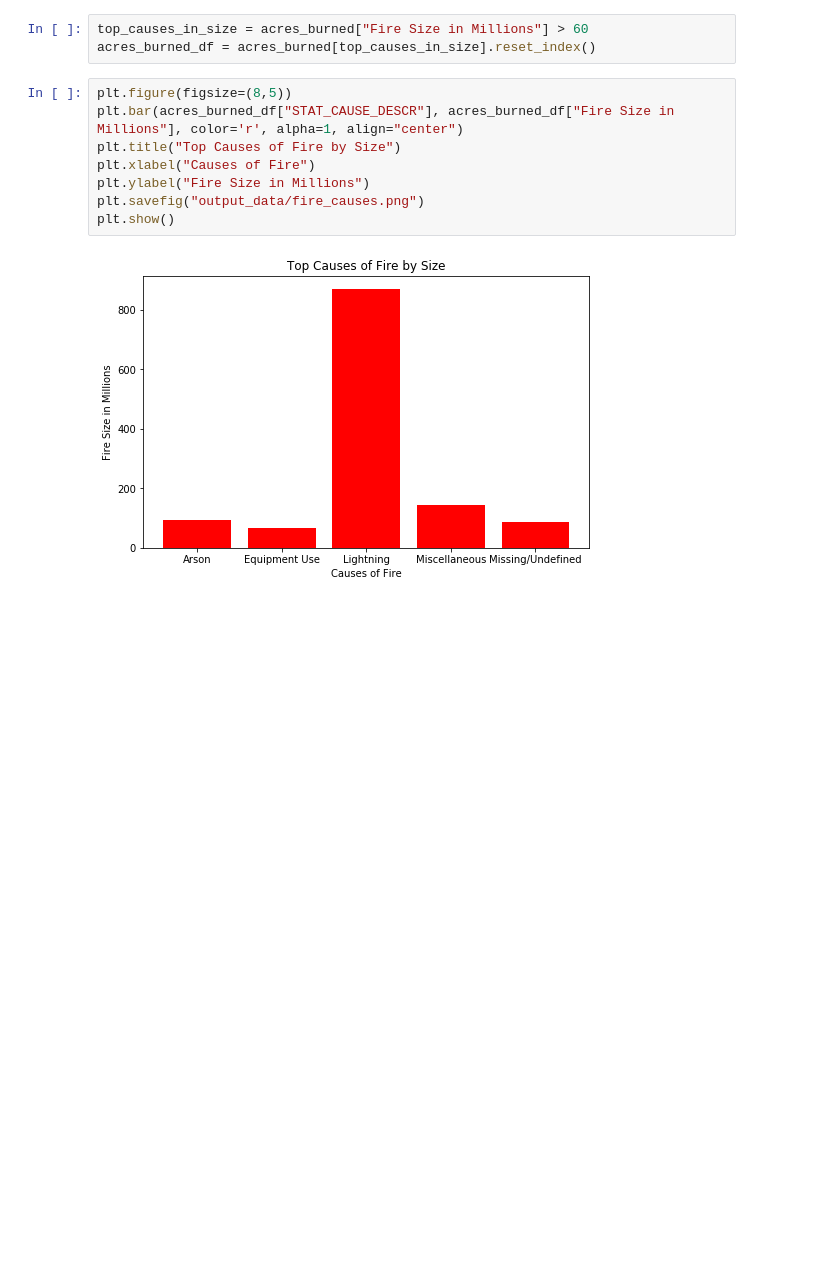
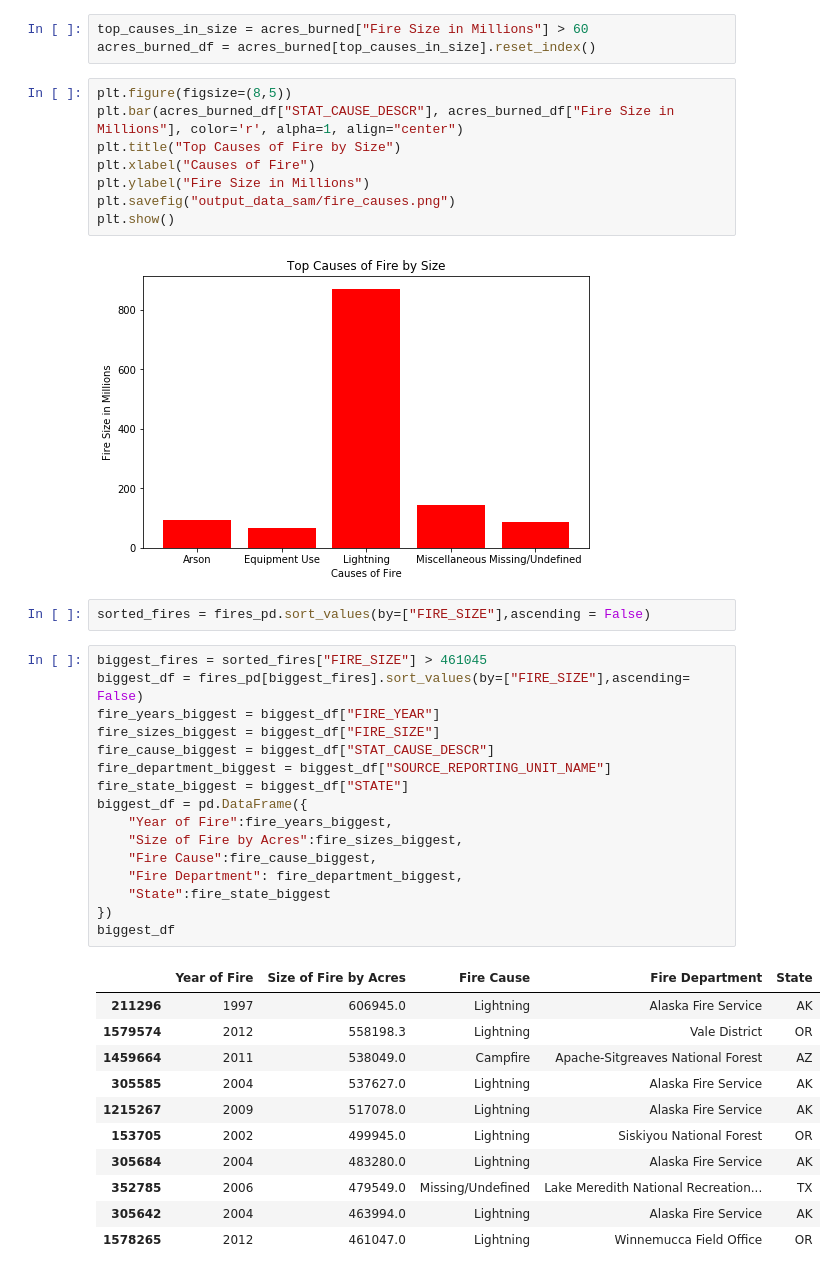
Before and after one commit to nvhabib91/project1, a Jupyter notebook: Project_1_Sam.ipynb, the cells around one changed output. Drawn from its saved outputs; the diff is of its cells as text; blank space fills up the shorter version.

```diff
--- a/Project_1_Sam.ipynb
+++ b/Project_1_Sam.ipynb
@@ -282,7 +305,37 @@ plt.bar(acres_burned_df["STAT_CAUSE_DESCR"], acres_burned_df["Fire Size in Milli
 plt.title("Top Causes of Fire by Size")
 plt.xlabel("Causes of Fire")
 plt.ylabel("Fire Size in Millions")
-plt.savefig("output_data/fire_causes.png")
+plt.savefig("output_data_sam/fire_causes.png")
 plt.show()
 # %% [output]
 [figure]
+# %%
+sorted_fires = fires_pd.sort_values(by=["FIRE_SIZE"],ascending = False)
+# %%
+biggest_fires = sorted_fires["FIRE_SIZE"] > 461045
+biggest_df = fires_pd[biggest_fires].sort_values(by=["FIRE_SIZE"],ascending= False)
+fire_years_biggest = biggest_df["FIRE_YEAR"]
+fire_sizes_biggest = biggest_df["FIRE_SIZE"]
+fire_cause_biggest = biggest_df["STAT_CAUSE_DESCR"]
+fire_department_biggest = biggest_df["SOURCE_REPORTING_UNIT_NAME"]
+fire_state_biggest = biggest_df["STATE"]
+biggest_df = pd.DataFrame({
+    "Year of Fire":fire_years_biggest,
+    "Size of Fire by Acres":fire_sizes_biggest,
+    "Fire Cause":fire_cause_biggest,
+    "Fire Department": fire_department_biggest,
+    "State":fire_state_biggest
+})
+biggest_df
+# %% [output]
+|  | Year of Fire | Size of Fire by Acres | Fire Cause | Fire Department | State |
+| 211296 | 1997 | 606945.0 | Lightning | Alaska Fire Service | AK |
+| 1579574 | 2012 | 558198.3 | Lightning | Vale District | OR |
+| 1459664 | 2011 | 538049.0 | Campfire | Apache-Sitgreaves National Forest | AZ |
+| 305585 | 2004 | 537627.0 | Lightning | Alaska Fire Service | AK |
+| 1215267 | 2009 | 517078.0 | Lightning | Alaska Fire Service | AK |
+| 153705 | 2002 | 499945.0 | Lightning | Siskiyou National Forest | OR |
+| 305684 | 2004 | 483280.0 | Lightning | Alaska Fire Service | AK |
+| 352785 | 2006 | 479549.0 | Missing/Undefined | Lake Meredith National Recreation... | TX |
+| 305642 | 2004 | 463994.0 | Lightning | Alaska Fire Service | AK |
+| 1578265 | 2012 | 461047.0 | Lightning | Winnemucca Field Office | OR |
```
Also changed, not shown: parts of 9 cells of this notebook, 5 other files.
